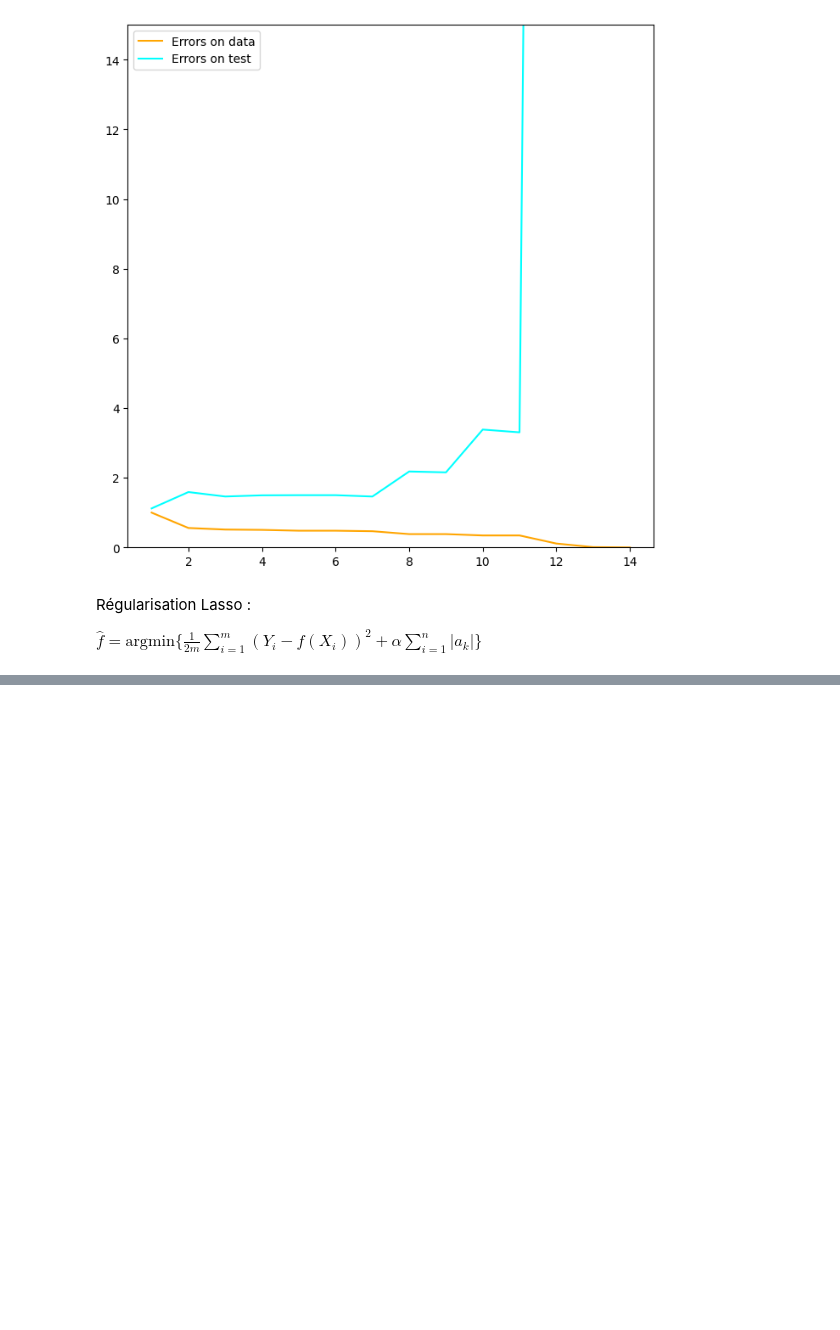
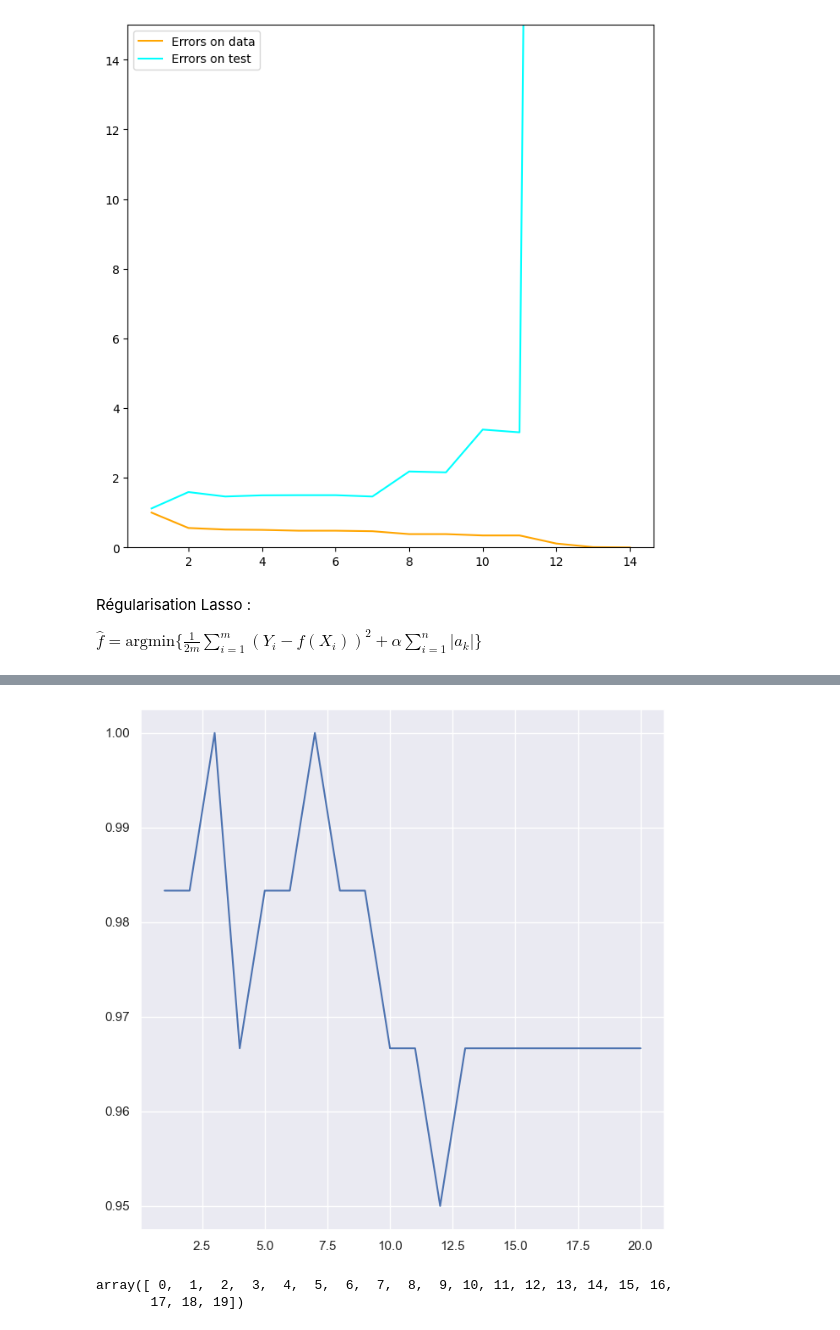
Before and after one commit to AugustinCablant/Learning-ML, a Jupyter notebook: TP_ENSAE_2A/TP1.ipynb, the cells around one changed output, grey strips where cells are left out. Drawn from its saved outputs; the diff is of its cells as text; code cells hidden in the pictures; blank space fills up the shorter version.

```diff
--- a/TP_ENSAE_2A/TP1.ipynb
+++ b/TP_ENSAE_2A/TP1.ipynb
@@ -224,0 +261,8 @@ f = Lasso(0.1)
+# %%
+X, y = iris[['petal_length', 'petal_width']].values, iris[['species']].values
+# %%
+X, y = shuffle(X,y)
+X_train = X[:90]
+y_train = y[:90]
+X_test = X[90:]
+y_test = y[90:]
@@ -224,0 +280,17 @@ f = Lasso(0.1)
+# %%
+scores = []
+for k in np.arange(20)+1:
+    knn = KNeighborsClassifier(n_neighbors=k)
+    knn.fit(X_train, y_train)
+    scores.append(knn.score(X_test, y_test))
+
+plt.figure(figsize=(8,8))
+plt.plot(np.arange(20)+1, scores, label = "Scores du knn pour différentes valeurs de k")
+plt.show()
+# %% [output]
+[figure, added]
+# %%
+np.arange(20)
+# %% [output]
+array([ 0,  1,  2,  3,  4,  5,  6,  7,  8,  9, 10, 11, 12, 13, 14, 15, 16,
+       17, 18, 19])
```
Also changed, not shown: parts of 10 cells of this notebook.
